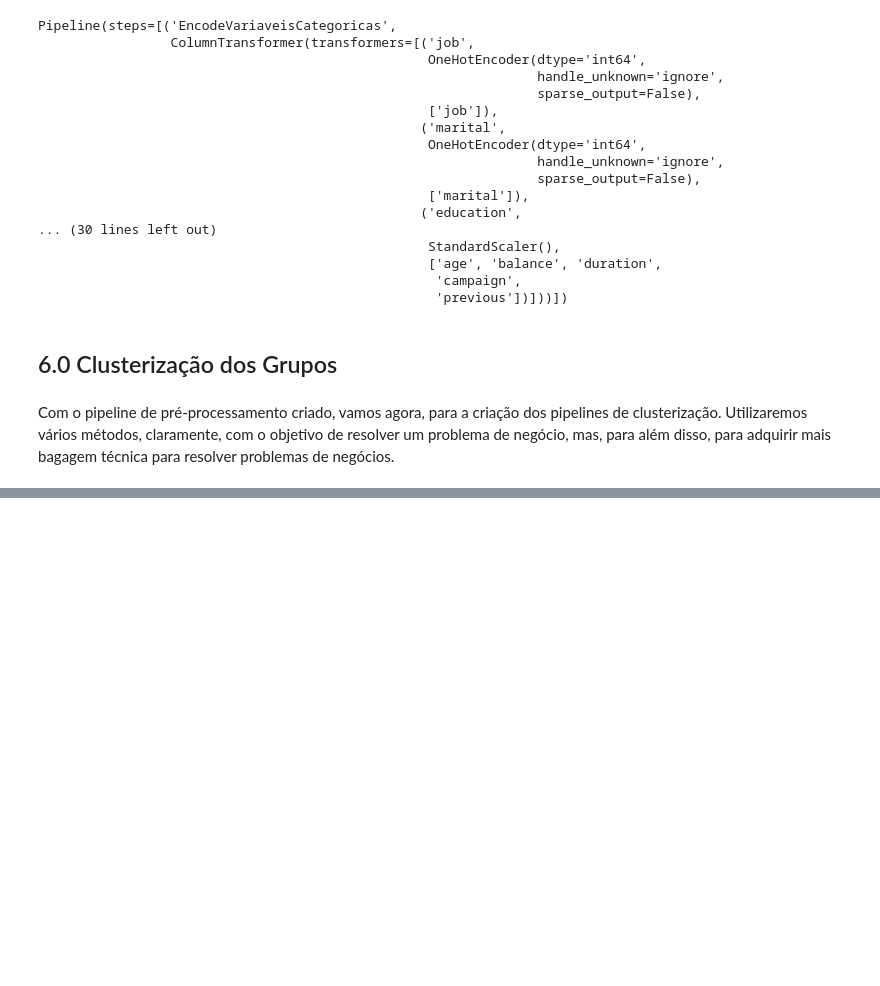
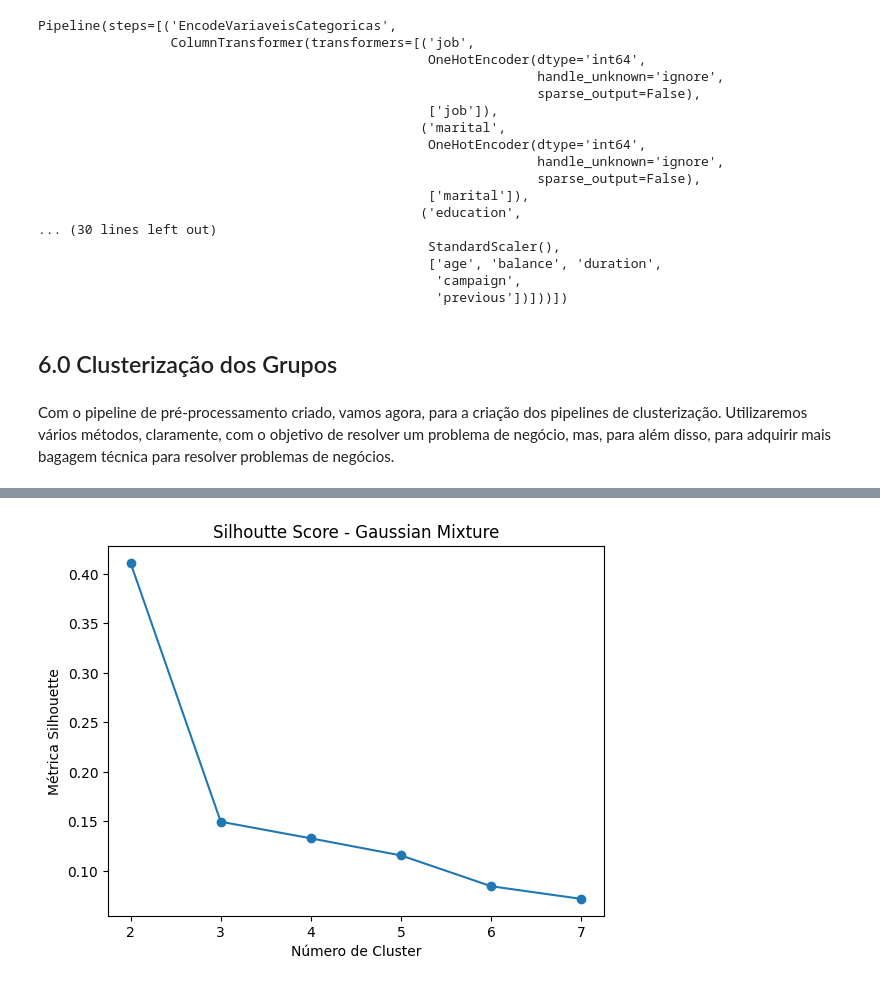
Before and after one commit to jefferson-datascience/PrevisaoAceitarContratoBanco, a Jupyter notebook: AnaliseAgrupamentos/AnaliseAgrupamentos.ipynb, the cells around one changed output, grey strips where cells are left out. Saved outputs shown, nothing was run; the diff lists cells and outputs as text; code cells hidden in the pictures; blank space fills up the shorter version.

```diff
--- a/AnaliseAgrupamentos/AnaliseAgrupamentos.ipynb
+++ b/AnaliseAgrupamentos/AnaliseAgrupamentos.ipynb
@@ -435,0 +505,35 @@ Com o pipeline de pré-processamento criado, vamos agora, para a criação dos p
+# %%
+# Declarando lista vazia
+lista_labels_gaussian = dict()
+gaussian_silhouette_score = dict()
+gaussian_davies_bouldin_score = dict()
+
+for k in range(2, 8):
+
+    # Definindo o Pipeline
+    pipeline_gaussian = pipeline.Pipeline([
+                                            ('PreProcessamento', pre_processamento),
+                                            ('Gaussian', mixture.GaussianMixture(n_components=k, random_state=42))
+                                           ])
+
+    # Fit Predict
+    lista_labels_gaussian[k] = pipeline_gaussian.fit_predict(X).tolist()
+
+    # Armazenando a silhoutte Score
+    gaussian_silhouette_score[k] = metrics.silhouette_score(pipeline_gaussian['PreProcessamento'].transform(X), lista_labels_gaussian[k])
+
+    # Armazenando davies_boulding score
+    gaussian_davies_bouldin_score[k] = metrics.davies_bouldin_score(pipeline_gaussian['PreProcessamento'].transform(X), lista_labels_gaussian[k])
+# %%
+plt.figure()
+plt.plot(list(gaussian_silhouette_score.keys()), list(gaussian_silhouette_score.values()), marker='o')
+plt.xlabel("Número de Cluster")
+plt.ylabel('Métrica Silhouette')
+plt.title('Silhoutte Score - Gaussian Mixture')
+
+# eixo x apenas inteiros
+plt.gca().xaxis.set_major_locator(MultipleLocator(1))
+
+plt.show()
+# %% [output]
+[figure, added]
```
Also changed, not shown: parts of 168 cells of this notebook.
